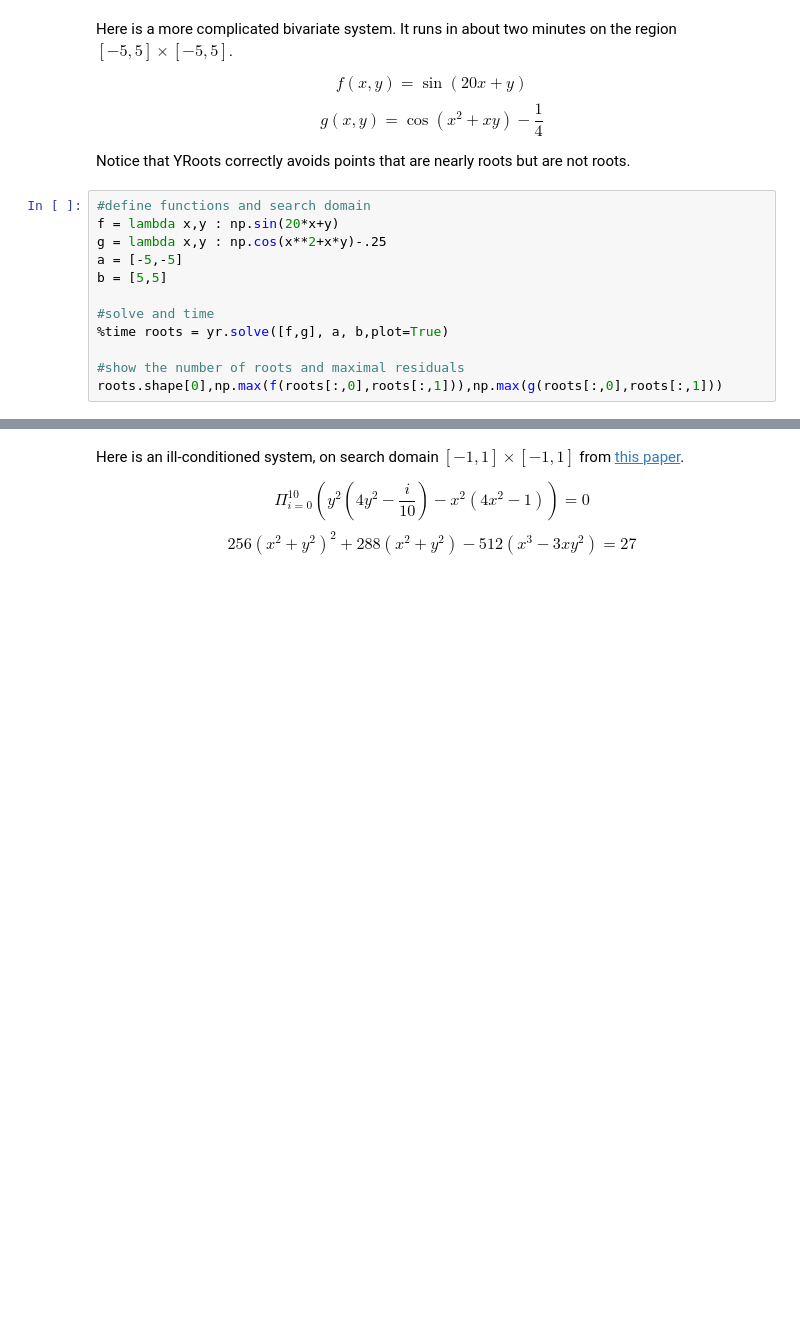
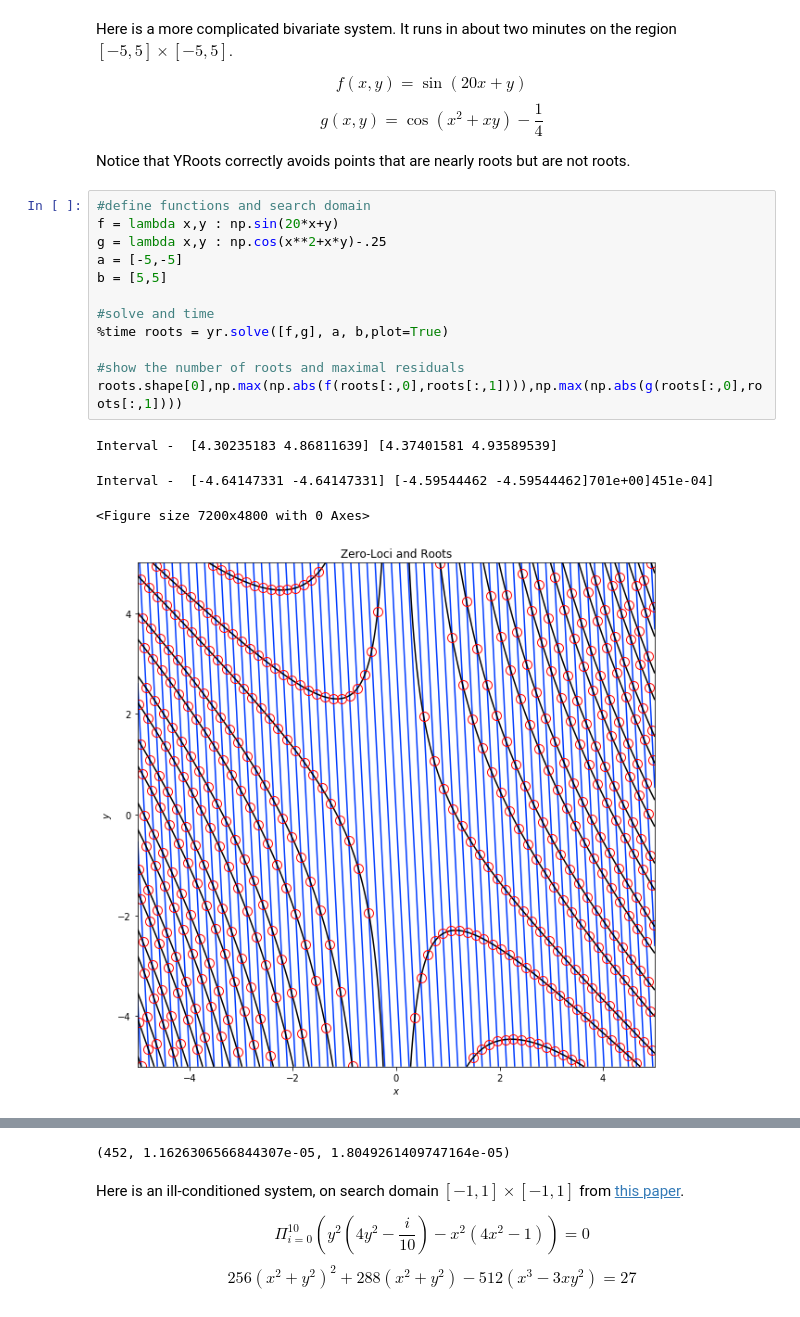
Before and after one commit to tylerjarvis/RootFinding, a Jupyter notebook: DemoNotebook.ipynb, the cells around one changed output, grey strips where cells are left out. Saved outputs shown, nothing was run; the diff lists cells and outputs as text; blank space fills up the shorter version.

```diff
--- a/DemoNotebook.ipynb
+++ b/DemoNotebook.ipynb
@@ -93,12 +104,17 @@ Notice that YRoots correctly avoids points that are nearly roots but are not roo
 # %%
 #define functions and search domain
 f = lambda x,y : np.sin(20*x+y)
 g = lambda x,y : np.cos(x**2+x*y)-.25
 a = [-5,-5]
 b = [5,5]
 
 #solve and time
 %time roots = yr.solve([f,g], a, b,plot=True)
 
 #show the number of roots and maximal residuals
-roots.shape[0],np.max(f(roots[:,0],roots[:,1])),np.max(g(roots[:,0],roots[:,1]))
+roots.shape[0],np.max(np.abs(f(roots[:,0],roots[:,1]))),np.max(np.abs(g(roots[:,0],roots[:,1])))
+# %% [output]
+Interval -  [4.30235183 4.86811639] [4.37401581 4.93589539]
+Interval -  [-4.64147331 -4.64147331] [-4.59544462 -4.59544462]701e+00]451e-04]
+<Figure size 7200x4800 with 0 Axes>
+[figure, added]
@@ -105,3 +124,4 @@ roots.shape[0],np.max(f(roots[:,0],roots[:,1])),np.max(g(roots[:,0],roots[:,1]))
+(452, 1.1626306566844307e-05, 1.8049261409747164e-05)
 # %% [markdown]
 Here is an ill-conditioned system, on search domain $[-1,1]\times[-1,1]$ from [this paper](https://link.springer.com/article/10.1007/s00211-014-0635-z).
 
```
Also changed, not shown: parts of 31 cells of this notebook.
